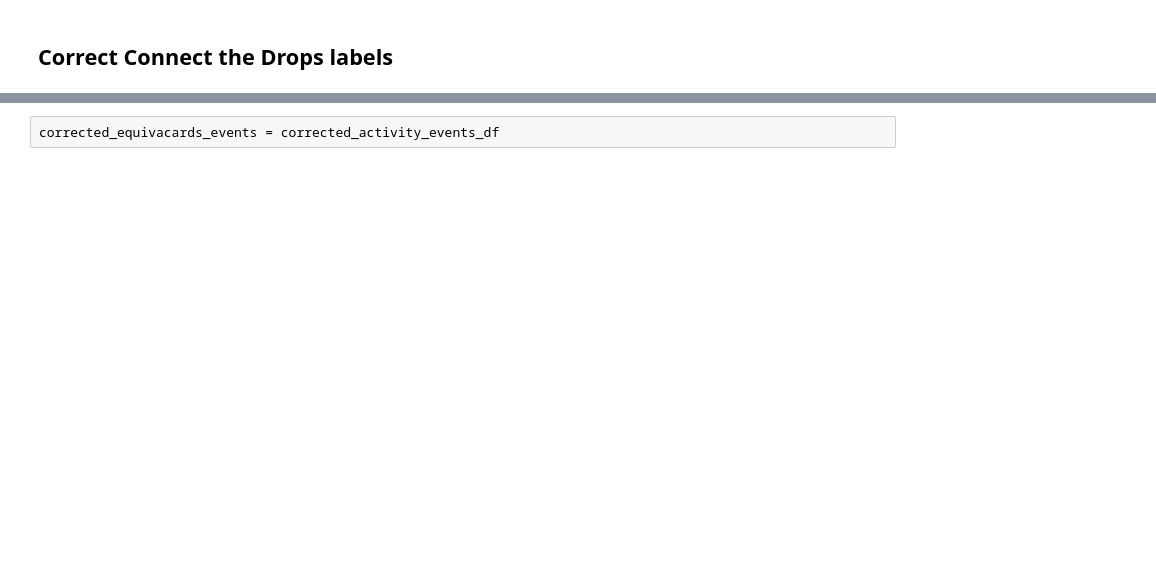
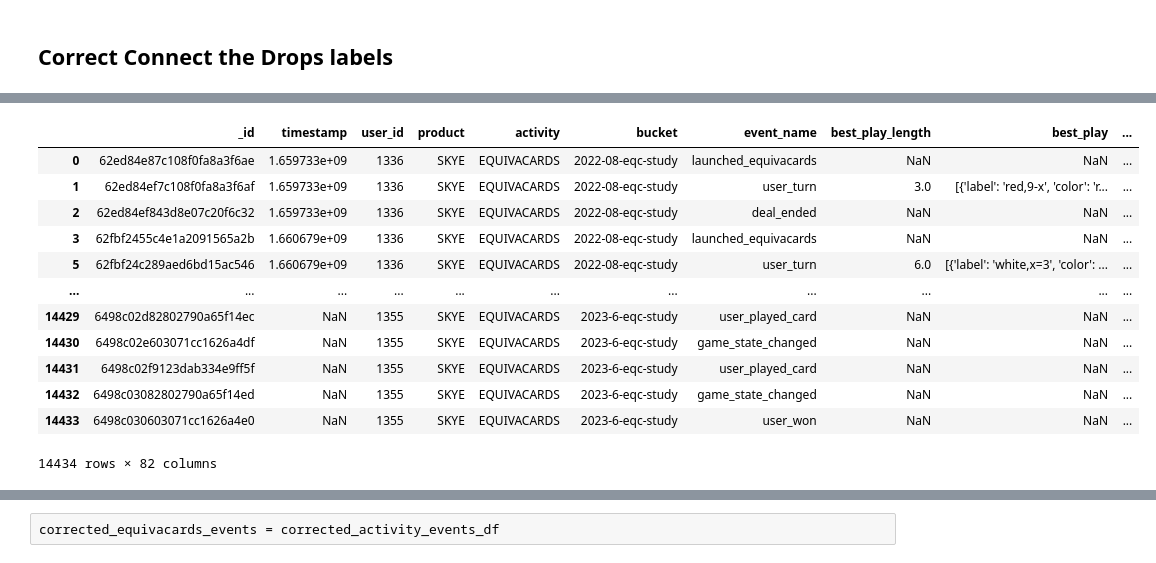
Before and after one commit to simbulus-io/spark, a Jupyter notebook: equivacard_analysis.ipynb, the cells around one changed output, grey strips where cells are left out. Drawn from its saved outputs; the diff is of its cells as text; code cells hidden in the pictures; blank space fills up the shorter version.

```diff
--- a/equivacard_analysis.ipynb
+++ b/equivacard_analysis.ipynb
@@ -30,0 +48,2 @@ results[0:10]
+# %%
+event_json = [ev]
@@ -259,3 +620,19 @@ game_temp_df['corrected_activity'] = game_temp_df.event_name.apply(lambda x: cor
+# %%
+game_temp_df.drop(['browser_session_id'], axis=1)
+# %% [output]
+|  | _id | timestamp | user_id | product | activity | bucket | event_name | best_play_length | best_play | ... |
+| 0 | 62ed84e87c108f0fa8a3f6ae | 1.659733e+09 | 1336 | SKYE | EQUIVACARDS | 2022-08-eqc-study | launched_equivacards | NaN | NaN | ... |
+| 1 | 62ed84ef7c108f0fa8a3f6af | 1.659733e+09 | 1336 | SKYE | EQUIVACARDS | 2022-08-eqc-study | user_turn | 3.0 | [{'label': 'red,9-x', 'color': 'r... | ... |
+| 2 | 62ed84ef843d8e07c20f6c32 | 1.659733e+09 | 1336 | SKYE | EQUIVACARDS | 2022-08-eqc-study | deal_ended | NaN | NaN | ... |
+| 3 | 62fbf2455c4e1a2091565a2b | 1.660679e+09 | 1336 | SKYE | EQUIVACARDS | 2022-08-eqc-study | launched_equivacards | NaN | NaN | ... |
+| 5 | 62fbf24c289aed6bd15ac546 | 1.660679e+09 | 1336 | SKYE | EQUIVACARDS | 2022-08-eqc-study | user_turn | 6.0 | [{'label': 'white,x=3', 'color': ... | ... |
+| ... | ... | ... | ... | ... | ... | ... | ... | ... | ... | ... |
+| 14429 | 6498c02d82802790a65f14ec | NaN | 1355 | SKYE | EQUIVACARDS | 2023-6-eqc-study | user_played_card | NaN | NaN | ... |
+| 14430 | 6498c02e603071cc1626a4df | NaN | 1355 | SKYE | EQUIVACARDS | 2023-6-eqc-study | game_state_changed | NaN | NaN | ... |
+| 14431 | 6498c02f9123dab334e9ff5f | NaN | 1355 | SKYE | EQUIVACARDS | 2023-6-eqc-study | user_played_card | NaN | NaN | ... |
+| 14432 | 6498c03082802790a65f14ed | NaN | 1355 | SKYE | EQUIVACARDS | 2023-6-eqc-study | game_state_changed | NaN | NaN | ... |
+| 14433 | 6498c030603071cc1626a4e0 | NaN | 1355 | SKYE | EQUIVACARDS | 2023-6-eqc-study | user_won | NaN | NaN | ... |
+14434 rows × 82 columns
 # %%
 game_by_launch_df = game_temp_df[game_temp_df['corrected_activity'].notna()][['user_id', "user_launch_index","corrected_activity"]]
 # %%
```
Also changed, not shown: parts of 107 cells of this notebook, 10 other files.
